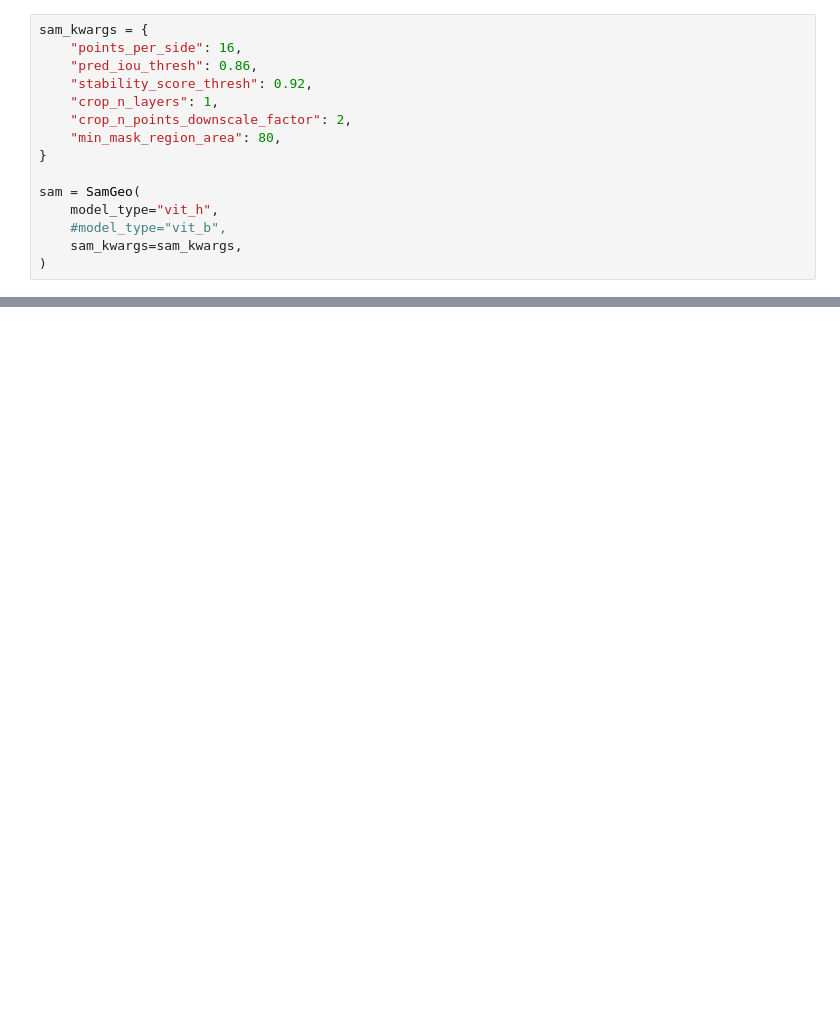
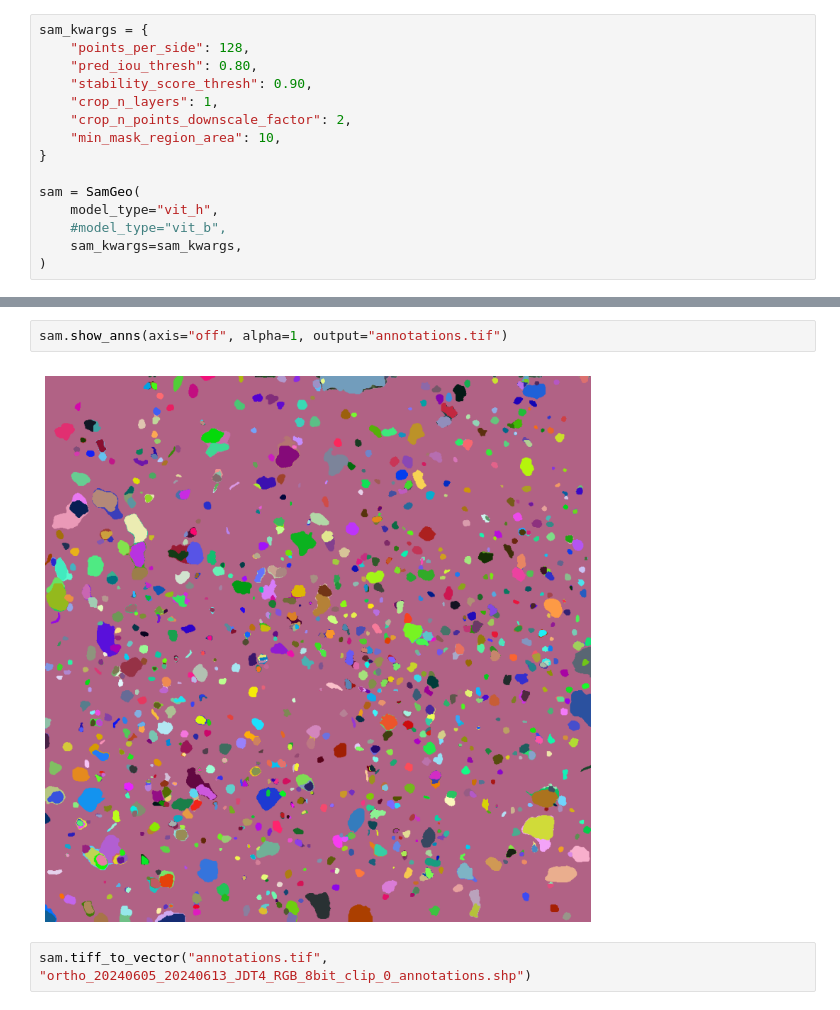
Before and after one commit to th2018/segment_anything, a Jupyter notebook: SAMGeo_local.ipynb, the cells around one changed output, grey strips where cells are left out. Drawn from its saved outputs; the diff is of its cells as text; blank space fills up the shorter version.

```diff
--- a/SAMGeo_local.ipynb
+++ b/SAMGeo_local.ipynb
@@ -38,11 +23,11 @@ Map(center=[43.1238775, -116.78767400000001], controls=(ZoomControl(options=['po
 # %%
 sam_kwargs = {
-    "points_per_side": 16,
-    "pred_iou_thresh": 0.86,
-    "stability_score_thresh": 0.92,
+    "points_per_side": 128,
+    "pred_iou_thresh": 0.80,
+    "stability_score_thresh": 0.90,
     "crop_n_layers": 1,
     "crop_n_points_downscale_factor": 2,
-    "min_mask_region_area": 80,
+    "min_mask_region_area": 10,
 }
 
 sam = SamGeo(
@@ -61,0 +48,6 @@ print(   current_time.minute- end_time.minute )
+# %%
+sam.show_anns(axis="off", alpha=1, output="annotations.tif")
+# %% [output]
+[figure, added]
+# %%
+sam.tiff_to_vector("annotations.tif", "ortho_20240605_20240613_JDT4_RGB_8bit_clip_0_annotations.shp")
```
Also changed, not shown: parts of 5 cells of this notebook.
